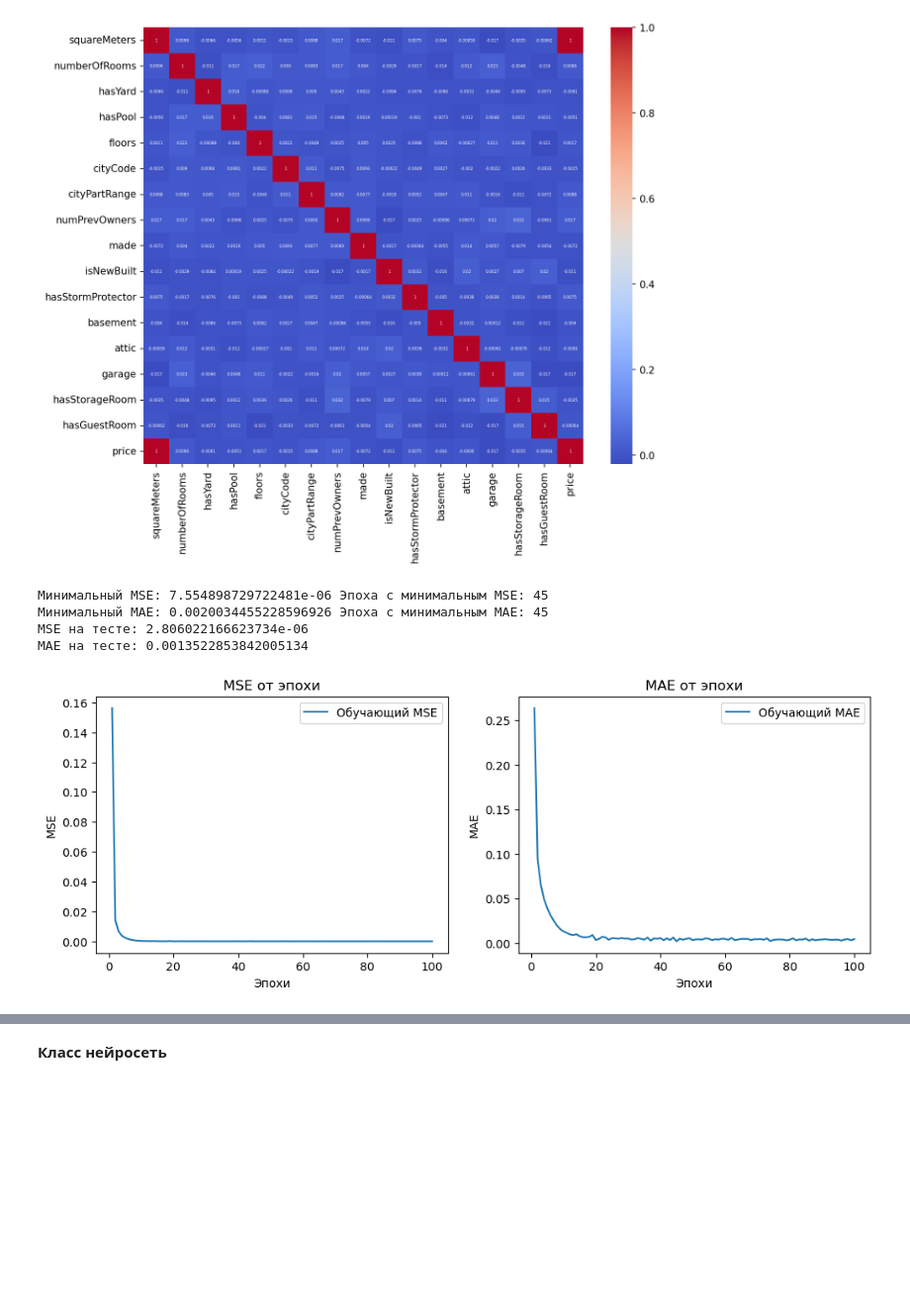
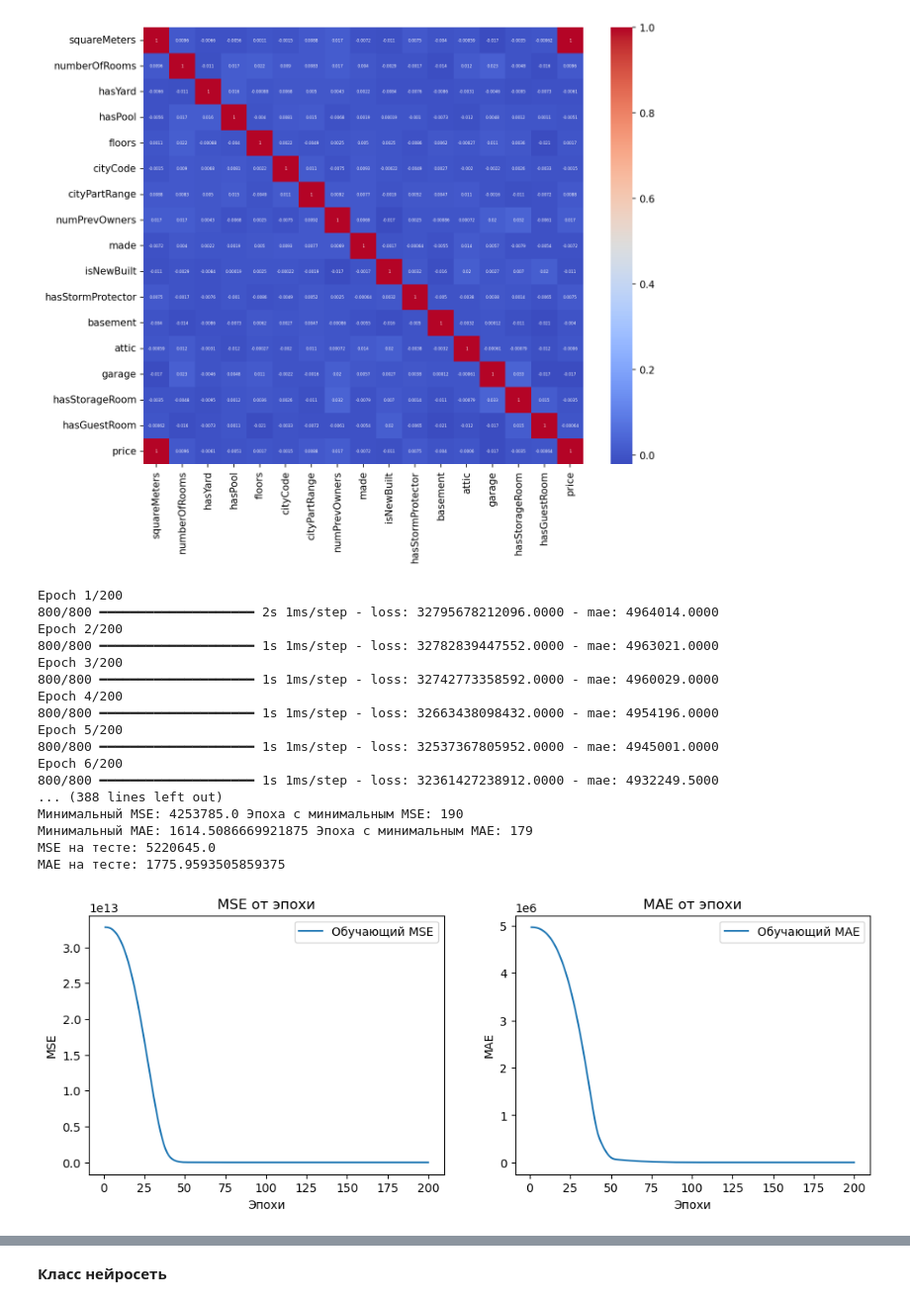
Before and after one commit to KulikovKA/TMS_MLops, a Jupyter notebook: neuro_test.ipynb, the cells around one changed output, grey strips where cells are left out. Shown at 99% size. Drawn from its saved outputs; the diff is of its cells as text; code cells hidden in the pictures; blank space fills up the shorter version.

```diff
--- a/neuro_test.ipynb
+++ b/neuro_test.ipynb
@@ -95,27 +93,20 @@ sns.heatmap(df.corr(),annot=True, cmap='coolwarm',annot_kws={'size':4})
 <Axes: >
 [figure]
 # %%
-scaler_y = StandardScaler()
-y_scaled = scaler_y.fit_transform(y)
-scaler_X = StandardScaler()
-X_norm = scaler_X.fit_transform(X)
+scaler=StandardScaler()
+X_norm=scaler.fit_transform(X)
 X_train, X_test, y_train, y_test = train_test_split(
-    X_norm,
-    y_scaled,
-    random_state=42,
-    test_size=0.2
+    X_norm, y, random_state=42, test_size=0.2
 )
 # %%
 
 model = Sequential()
-model.add(Dense(32, input_shape=(16,), activation='relu'))
-model.add(Dense(16, activation='relu'))
+model.add(Dense(16, input_shape=(16,), activation='relu'))
 model.add(Dense(8, activation='relu'))
 model.add(Dense(1))
-
 model.compile(loss='mse', optimizer='adam', metrics=['mae'])
 
-history = model.fit(X_train, y_train, epochs=100, batch_size=10, verbose=0)
+history = model.fit(X_train, y_train, epochs=200, batch_size=10, verbose=1)
 epochs = range(1, len(history.history['loss']) + 1)
 
 plt.figure(figsize=(12, 4))
@@ -124,38 +115,51 @@ plt.subplot(1, 2, 1)
 plt.plot(epochs, history.history['loss'], label='Обучающий MSE')
 plt.title('MSE от эпохи')
 plt.xlabel('Эпохи')
 plt.ylabel('MSE')
 plt.legend()
 
 plt.subplot(1, 2, 2)
 plt.plot(epochs, history.history['mae'], label='Обучающий MAE')
 plt.title('MAE от эпохи')
 plt.xlabel('Эпохи')
 plt.ylabel('MAE')
 plt.legend()
 
 
 mse_per_epoch = history.history['loss']
 min_mse = min(mse_per_epoch)
 min_mse_epoch = mse_per_epoch.index(min_mse) + 1
 
 mae_per_epoch = history.history['mae']
 min_mae = min(mae_per_epoch)
 min_mae_epoch = mae_per_epoch.index(min_mae) + 1
 
 print(f"Минимальный MSE: {min_mse} Эпоха с минимальным MSE: {min_mse_epoch}")
 print(f"Минимальный MAE: {min_mae} Эпоха с минимальным MAE: {min_mae_epoch}")
 
 
 test_loss, test_mae = model.evaluate(X_test, y_test, verbose=0)
 print(f"MSE на тесте: {test_loss:}")
 print(f"MAE на тесте: {test_mae:}")
 # %% [output]
-Минимальный MSE: 7.554898729722481e-06 Эпоха с минимальным MSE: 45
-Минимальный MAE: 0.0020034455228596926 Эпоха с минимальным MAE: 45
-MSE на тесте: 2.806022166623734e-06
-MAE на тесте: 0.0013522853842005134
+Epoch 1/200
+800/800 ━━━━━━━━━━━━━━━━━━━━ 2s 1ms/step - loss: 32795678212096.0000 - mae: 4964014.0000
+Epoch 2/200
+800/800 ━━━━━━━━━━━━━━━━━━━━ 1s 1ms/step - loss: 32782839447552.0000 - mae: 4963021.0000
+Epoch 3/200
+800/800 ━━━━━━━━━━━━━━━━━━━━ 1s 1ms/step - loss: 32742773358592.0000 - mae: 4960029.0000
+Epoch 4/200
+800/800 ━━━━━━━━━━━━━━━━━━━━ 1s 1ms/step - loss: 32663438098432.0000 - mae: 4954196.0000
+Epoch 5/200
+800/800 ━━━━━━━━━━━━━━━━━━━━ 1s 1ms/step - loss: 32537367805952.0000 - mae: 4945001.0000
+Epoch 6/200
+800/800 ━━━━━━━━━━━━━━━━━━━━ 1s 1ms/step - loss: 32361427238912.0000 - mae: 4932249.5000
+... (388 lines left out)
+Минимальный MSE: 4253785.0 Эпоха с минимальным MSE: 190
+Минимальный MAE: 1614.5086669921875 Эпоха с минимальным MAE: 179
+MSE на тесте: 5220645.0
+MAE на тесте: 1775.9593505859375
-[figure, old version]
+[figure, new version]
 # %%
 linear_model=LinearRegression()
 linear_model.fit(X_train,y_train)
```
Also changed, not shown: parts of 6 cells of this notebook.
